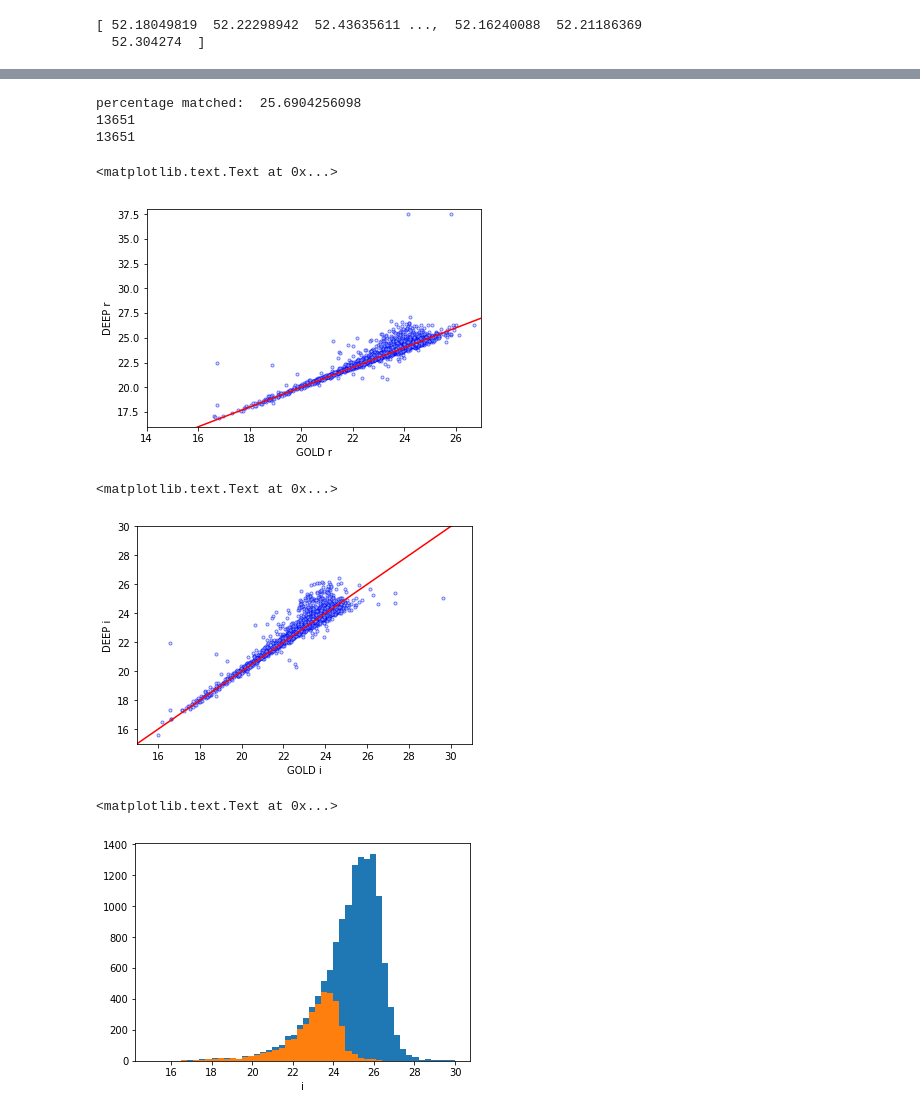
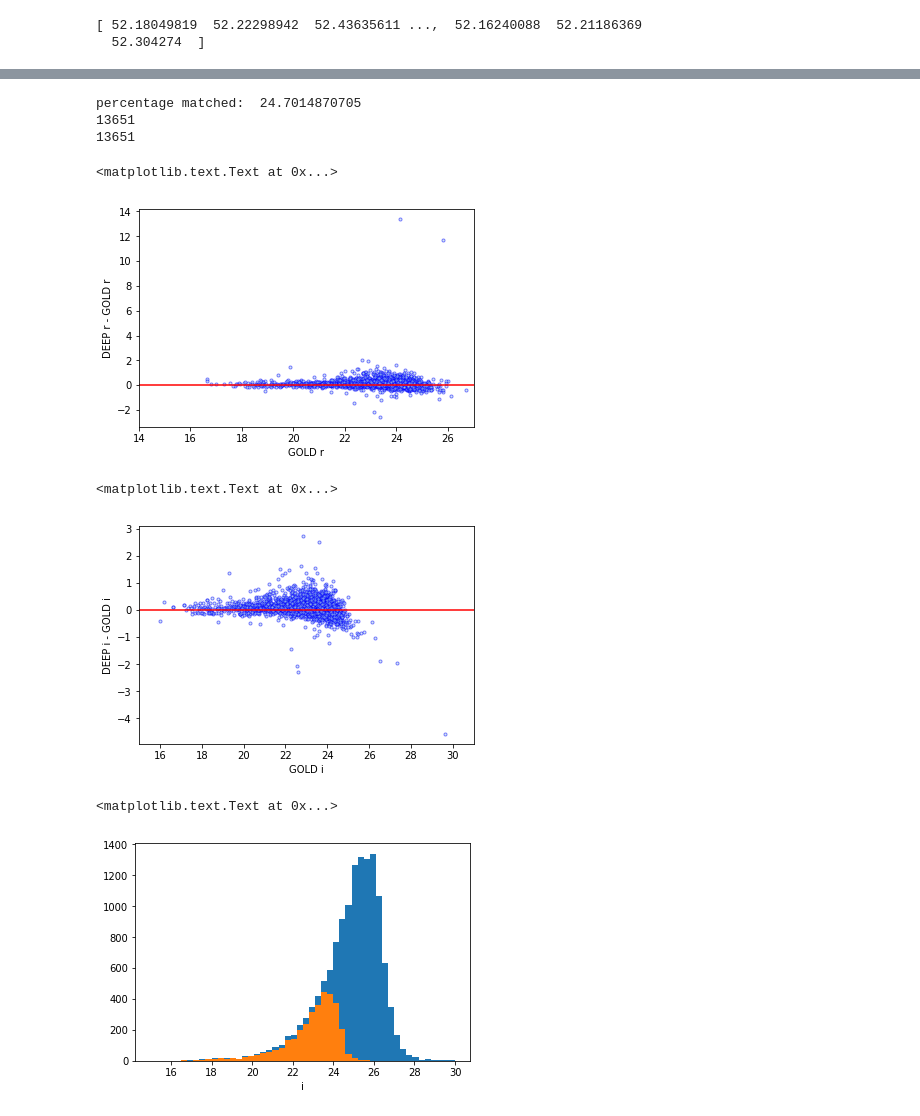
Before and after one commit to des-science/DEEP, a Jupyter notebook: TestPhotometry_deep.ipynb, the cells around one changed output, grey strips where cells are left out. Drawn from its saved outputs; the diff is of its cells as text; code cells hidden in the pictures.

```diff
--- a/TestPhotometry_deep.ipynb
+++ b/TestPhotometry_deep.ipynb
@@ -213,5 +219,5 @@ Length = 12556 rows
 # %%
-matchlim=2
+matchlim=1
 plt.scatter(deepra[np.where(d2d.arcsecond < matchlim)]-goldra[idx][np.where(d2d.arcsecond < matchlim)],deepra[np.where(d2d.arcsecond < matchlim)], marker='.')
 plt.xlabel('DEEP RA-GOLD RA')
 plt.ylabel('DEEP RA')
@@ -228,29 +234,30 @@ print(min(deepra),max(deepra))
 # %%
 #plot magnitudes
 #print(len(goldr[idx][np.where(d2d.arcsecond < matchlim)]))
 #print(len(deep['bdf_mag'][np.where(d2d.arcsecond < matchlim)]))
 
 #3372/14324  #gold matches/all deep ~quarter
 print("percentage matched: ", float(len(deepr[np.where(d2d.arcsecond < matchlim)]))/float(len(deepr))*100.)
 #fit = np.polyfit(goldr[idx][np.where(d2d.arcsecond < matchlim)], deepr[np.where(d2d.arcsecond < matchlim)], 1)
 #fit_fn = np.poly1d(fit)
 # fit_fn is now a function which takes in x and returns an estimate for y
 print(len(deepr))
 print(len(deepr[deepr>0]))
 #plt.plot(goldr[idx][np.where(d2d.arcsecond < matchlim)], fit_fn(goldr[idx][np.where(d2d.arcsecond < matchlim)]), '--k')
-x = np.linspace(14, 40, 1000)
-plt.plot(x,x,color='red')
-plt.scatter(goldr[idx][np.where(d2d.arcsecond < matchlim)], deepr[np.where(d2d.arcsecond < matchlim)], marker='.', facecolors='lightblue', color='blue',alpha=0.5)
+#x = np.linspace(14, 40, 1000)
+#plt.plot(x,x,color='red')
+plt.scatter(goldr[idx][np.where(d2d.arcsecond < matchlim)], deepr[np.where(d2d.arcsecond < matchlim)]-goldr[idx][np.where(d2d.arcsecond < matchlim)], marker='.', facecolors='lightblue', color='blue',alpha=0.5)
 plt.xlim(14,27)
-plt.ylim(16,38)
+plt.axhline(y=0, color='red')
+#plt.ylim(16,38)
 plt.xlabel('GOLD r')
-plt.ylabel('DEEP r')
+plt.ylabel('DEEP r - GOLD r')
 # %% [output]
-percentage matched:  25.6904256098
+percentage matched:  24.7014870705
 13651
 13651
 <matplotlib.text.Text at 0x...>
-[figure, old version]
+[figure, new version]
 # %%
 #plot magnitudes
 
@@ -258,22 +265,23 @@ percentage matched:  25.6904256098
 #fit_fn = np.poly1d(fit)
 # fit_fn is now a function which takes in x and returns an estimate for y
 #plt.plot(goldr[idx][np.where(d2d.arcsecond < matchlim)], fit_fn(goldr[idx][np.where(d2d.arcsecond < matchlim)]), '--k')
-x = np.linspace(14, 40, 1000)
-plt.plot(x,x,color='red')
-plt.scatter(goldi[idx][np.where(d2d.arcsecond < matchlim)], deepi[np.where(d2d.arcsecond < matchlim)], marker='.', facecolors='lightblue', color='blue',alpha=0.5)
+#x = np.linspace(14, 40, 1000)
+#plt.plot(x,x,color='red')
+plt.scatter(goldi[idx][np.where(d2d.arcsecond < matchlim)], deepi[np.where(d2d.arcsecond < matchlim)]-goldi[idx][np.where(d2d.arcsecond < matchlim)], marker='.', facecolors='lightblue', color='blue',alpha=0.5)
 plt.xlim(15,31)
-plt.ylim(15,30)
+#plt.ylim(15,30)
+plt.axhline(y=0, color='red')
 plt.xlabel('GOLD i')
-plt.ylabel('DEEP i')
+plt.ylabel('DEEP i - GOLD i')
 # %% [output]
 <matplotlib.text.Text at 0x...>
-[figure, old version]
+[figure, new version]
 # %%
 plt.hist(deepi, 50, range=(15, 30))
 plt.hist(deepi[np.where(d2d.arcsecond < matchlim)], 50, range=(15, 30))
 plt.xlabel('i')
 # %% [output]
 <matplotlib.text.Text at 0x...>
-[figure, old version]
+[figure, new version]
 # %%
 plt.hist(deepi[np.where(d2d.arcsecond < matchlim)]-goldi[idx][np.where(d2d.arcsecond < matchlim)], 50, range=(-1, 1))
```
Also changed, not shown: parts of 6 cells of this notebook, 4 other files.
